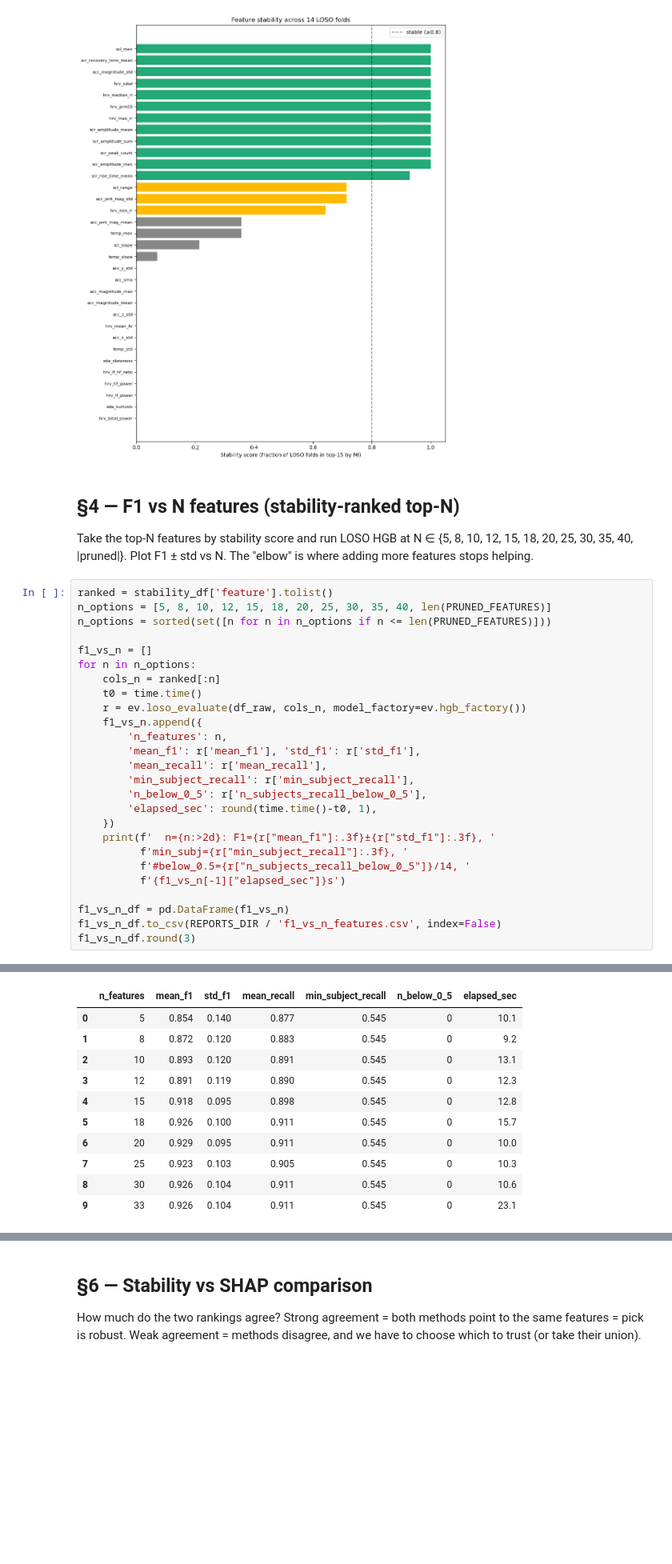
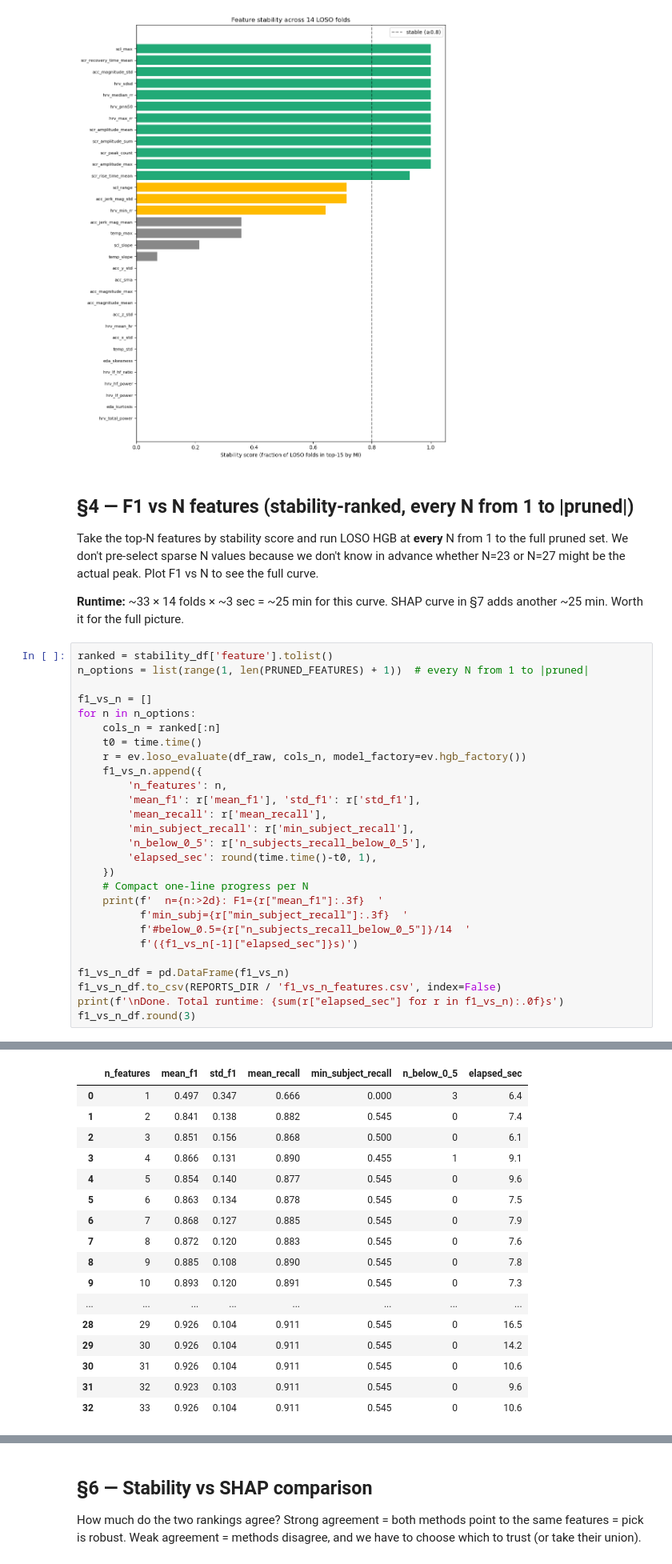
Before and after one commit to TCellio21/stress-detection-wearable, a Jupyter notebook: notebooks/05_feature_selection.ipynb, the cells around one changed output, grey strips where cells are left out. Shown at 80% size. Saved outputs shown, nothing was run; the diff lists cells and outputs as text; blank space fills up the shorter version.

```diff
--- a/notebooks/05_feature_selection.ipynb
+++ b/notebooks/05_feature_selection.ipynb
@@ -319,13 +319,14 @@ plt.show()
 # %% [output]
 [figure]
 # %% [markdown]
-## §4 — F1 vs N features (stability-ranked top-N)
+## §4 — F1 vs N features (stability-ranked, every N from 1 to |pruned|)
 
-Take the top-N features by stability score and run LOSO HGB at N ∈ {5, 8, 10, 12, 15, 18, 20, 25, 30, 35, 40, |pruned|}. Plot F1 ± std vs N. The "elbow" is where adding more features stops helping.
+Take the top-N features by stability score and run LOSO HGB at **every** N from 1 to the full pruned set. We don't pre-select sparse N values because we don't know in advance whether N=23 or N=27 might be the actual peak. Plot F1 vs N to see the full curve.
+
+**Runtime:** ~33 × 14 folds × ~3 sec = ~25 min for this curve. SHAP curve in §7 adds another ~25 min. Worth it for the full picture.
 # %%
 ranked = stability_df['feature'].tolist()
-n_options = [5, 8, 10, 12, 15, 18, 20, 25, 30, 35, 40, len(PRUNED_FEATURES)]
-n_options = sorted(set([n for n in n_options if n <= len(PRUNED_FEATURES)]))
+n_options = list(range(1, len(PRUNED_FEATURES) + 1))  # every N from 1 to |pruned|
 
 f1_vs_n = []
 for n in n_options:
@@ -340,12 +341,14 @@ for n in n_options:
         'n_below_0_5': r['n_subjects_recall_below_0_5'],
         'elapsed_sec': round(time.time()-t0, 1),
     })
-    print(f'  n={n:>2d}: F1={r["mean_f1"]:.3f}±{r["std_f1"]:.3f}, '
-          f'min_subj={r["min_subject_recall"]:.3f}, '
-          f'#below_0.5={r["n_subjects_recall_below_0_5"]}/14, '
-          f'{f1_vs_n[-1]["elapsed_sec"]}s')
+    # Compact one-line progress per N
+    print(f'  n={n:>2d}: F1={r["mean_f1"]:.3f}  '
+          f'min_subj={r["min_subject_recall"]:.3f}  '
+          f'#below_0.5={r["n_subjects_recall_below_0_5"]}/14  '
+          f'({f1_vs_n[-1]["elapsed_sec"]}s)')
 
 f1_vs_n_df = pd.DataFrame(f1_vs_n)
 f1_vs_n_df.to_csv(REPORTS_DIR / 'f1_vs_n_features.csv', index=False)
+print(f'\nDone. Total runtime: {sum(r["elapsed_sec"] for r in f1_vs_n):.0f}s')
 f1_vs_n_df.round(3)
 # %% [output]
@@ -362,12 +372,18 @@ f1_vs_n_df.round(3)
 |  | n_features | mean_f1 | std_f1 | mean_recall | min_subject_recall | n_below_0_5 | elapsed_sec |
-| 0 | 5 | 0.854 | 0.140 | 0.877 | 0.545 | 0 | 10.1 |
-| 1 | 8 | 0.872 | 0.120 | 0.883 | 0.545 | 0 | 9.2 |
-| 2 | 10 | 0.893 | 0.120 | 0.891 | 0.545 | 0 | 13.1 |
-| 3 | 12 | 0.891 | 0.119 | 0.890 | 0.545 | 0 | 12.3 |
-| 4 | 15 | 0.918 | 0.095 | 0.898 | 0.545 | 0 | 12.8 |
-| 5 | 18 | 0.926 | 0.100 | 0.911 | 0.545 | 0 | 15.7 |
-| 6 | 20 | 0.929 | 0.095 | 0.911 | 0.545 | 0 | 10.0 |
-| 7 | 25 | 0.923 | 0.103 | 0.905 | 0.545 | 0 | 10.3 |
-| 8 | 30 | 0.926 | 0.104 | 0.911 | 0.545 | 0 | 10.6 |
-| 9 | 33 | 0.926 | 0.104 | 0.911 | 0.545 | 0 | 23.1 |
+| 0 | 1 | 0.497 | 0.347 | 0.666 | 0.000 | 3 | 6.4 |
+| 1 | 2 | 0.841 | 0.138 | 0.882 | 0.545 | 0 | 7.4 |
+| 2 | 3 | 0.851 | 0.156 | 0.868 | 0.500 | 0 | 6.1 |
+| 3 | 4 | 0.866 | 0.131 | 0.890 | 0.455 | 1 | 9.1 |
+| 4 | 5 | 0.854 | 0.140 | 0.877 | 0.545 | 0 | 9.6 |
+| 5 | 6 | 0.863 | 0.134 | 0.878 | 0.545 | 0 | 7.5 |
+| 6 | 7 | 0.868 | 0.127 | 0.885 | 0.545 | 0 | 7.9 |
+| 7 | 8 | 0.872 | 0.120 | 0.883 | 0.545 | 0 | 7.6 |
+| 8 | 9 | 0.885 | 0.108 | 0.890 | 0.545 | 0 | 7.8 |
+| 9 | 10 | 0.893 | 0.120 | 0.891 | 0.545 | 0 | 7.3 |
+| ... | ... | ... | ... | ... | ... | ... | ... |
+| 28 | 29 | 0.926 | 0.104 | 0.911 | 0.545 | 0 | 16.5 |
+| 29 | 30 | 0.926 | 0.104 | 0.911 | 0.545 | 0 | 14.2 |
+| 30 | 31 | 0.926 | 0.104 | 0.911 | 0.545 | 0 | 10.6 |
+| 31 | 32 | 0.923 | 0.103 | 0.911 | 0.545 | 0 | 9.6 |
+| 32 | 33 | 0.926 | 0.104 | 0.911 | 0.545 | 0 | 10.6 |
 # %%
```
Also changed, not shown: parts of 6 cells of this notebook, 37 other files.
